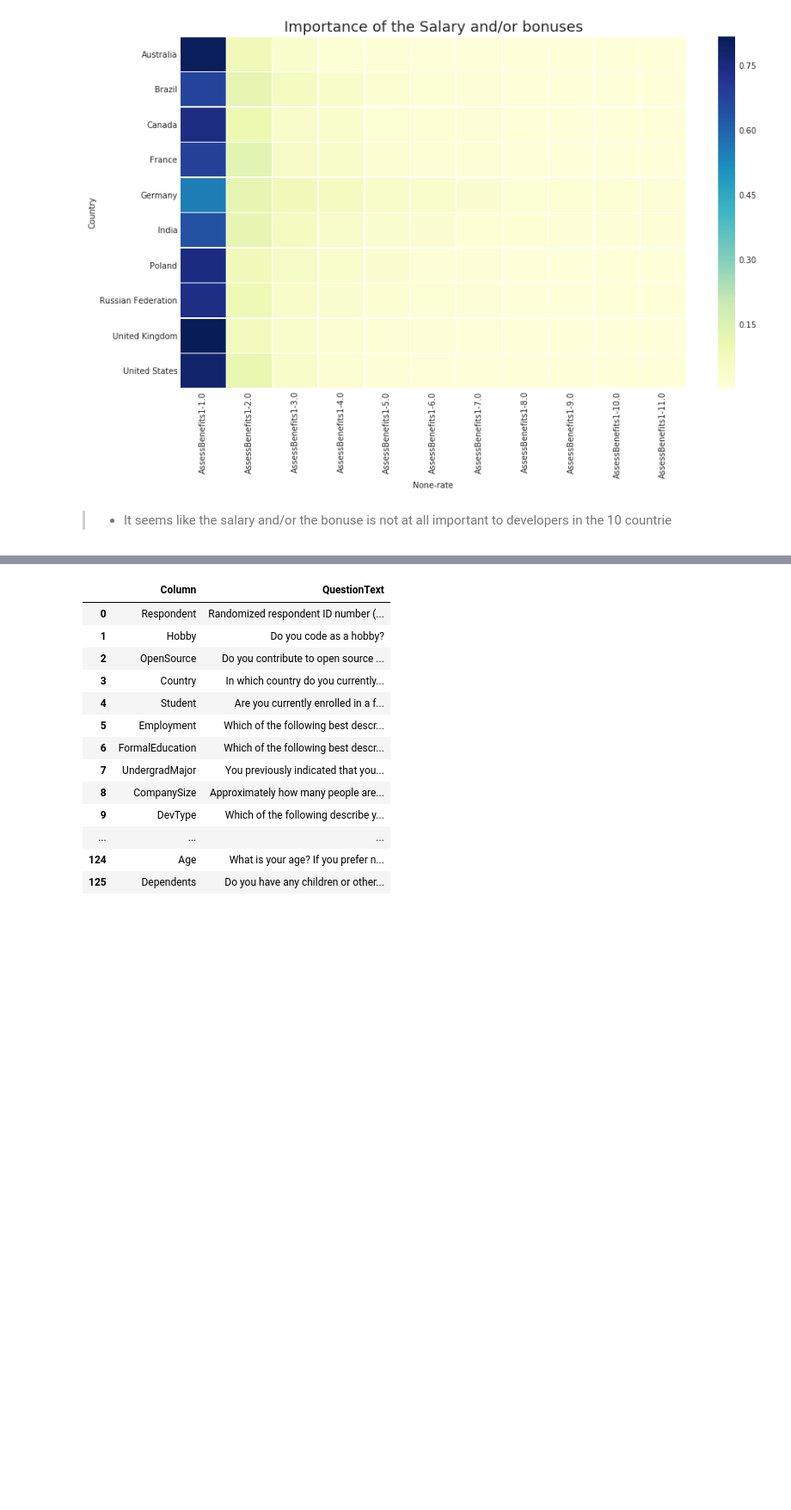
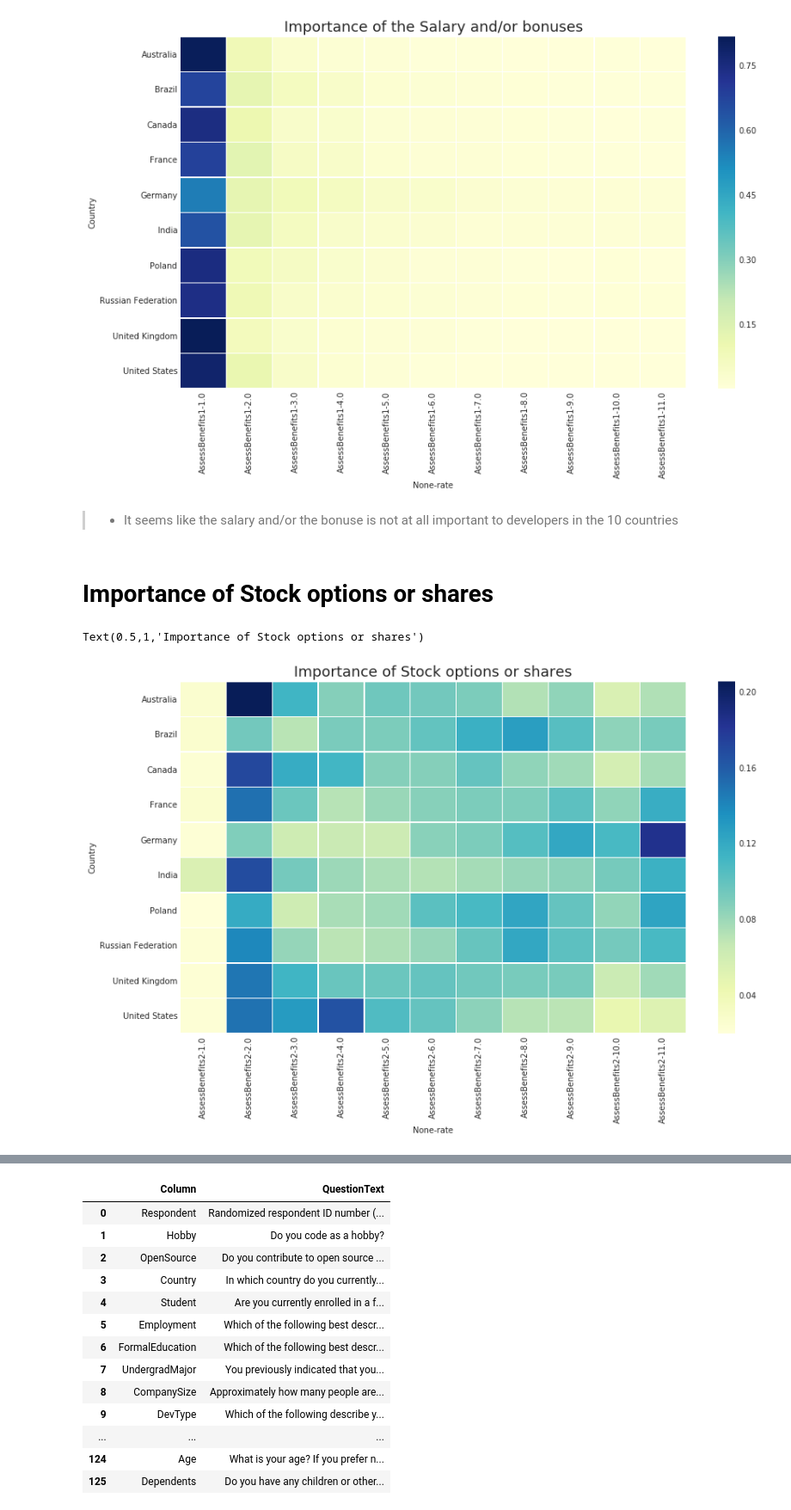
Before and after one commit to djaballah/Stack-Overflow-2018-Developer-Survey-Analysis, a Jupyter notebook: Simple Eda.ipynb, the cells around one changed output, grey strips where cells are left out. Shown at 86% size. Drawn from its saved outputs; the diff is of its cells as text; code cells hidden in the pictures; blank space fills up the shorter version.

Commit message:
Analyzing the importance of Stock options or shares

```diff
--- a/Simple Eda.ipynb
+++ b/Simple Eda.ipynb
@@ -294,4 +294,12 @@ plt.title('Importance of the Salary and/or bonuses', fontsize=18)
 Text(0.5,1,'Importance of the Salary and/or bonuses')
 [figure]
 # %% [markdown]
-> * It seems like the salary and/or the bonuse is not at all important to developers in the 10 countrie
+> * It seems like the salary and/or the bonuse is not at all important to developers in the 10 countries
+# %% [markdown]
+# Importance of Stock options or shares
+# %%
+plot_heatmap(top10_df, 'AssessBenefits2')
+plt.title('Importance of Stock options or shares', fontsize=18)
+# %% [output]
+Text(0.5,1,'Importance of Stock options or shares')
+[figure, added]
```
Also changed, not shown: parts of 2 cells of this notebook.
